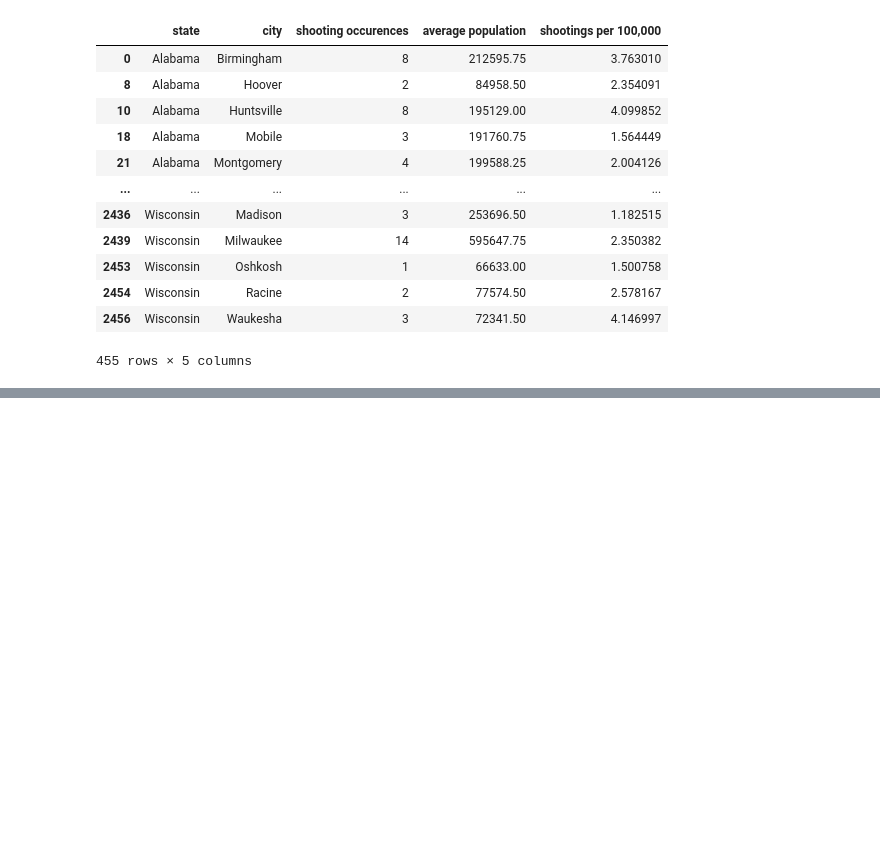
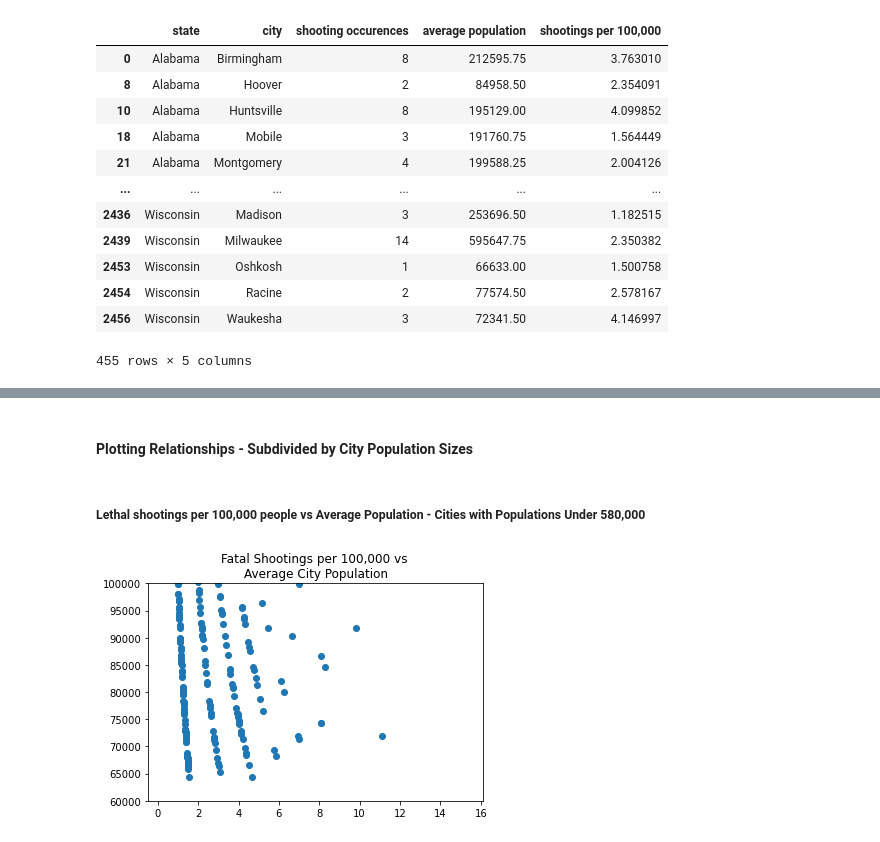
Before and after one commit to szerpa17/fatal-police-shootings, a Jupyter notebook: Analysis_SZ.ipynb, the cells around one changed output, grey strips where cells are left out. Drawn from its saved outputs; the diff is of its cells as text; code cells hidden in the pictures; blank space fills up the shorter version.

```diff
--- a/Analysis_SZ.ipynb
+++ b/Analysis_SZ.ipynb
@@ -77,0 +111,13 @@ per_capita_df
+# %% [markdown]
+#### Plotting Relationships - Subdivided by City Population Sizes
+# %% [markdown]
+##### Lethal shootings per 100,000 people vs Average Population - Cities with Populations Under 580,000
+# %%
+plt.scatter(per_capita_df['shootings per 100,000'],
+            per_capita_df['average population'])
+plt.ylim(60000,100000)
+plt.title('Fatal Shootings per 100,000 vs \nAverage City Population')
+
+plt.show()
+# %% [output]
+[figure, added]
```
Also changed, not shown: parts of 22 cells of this notebook.
